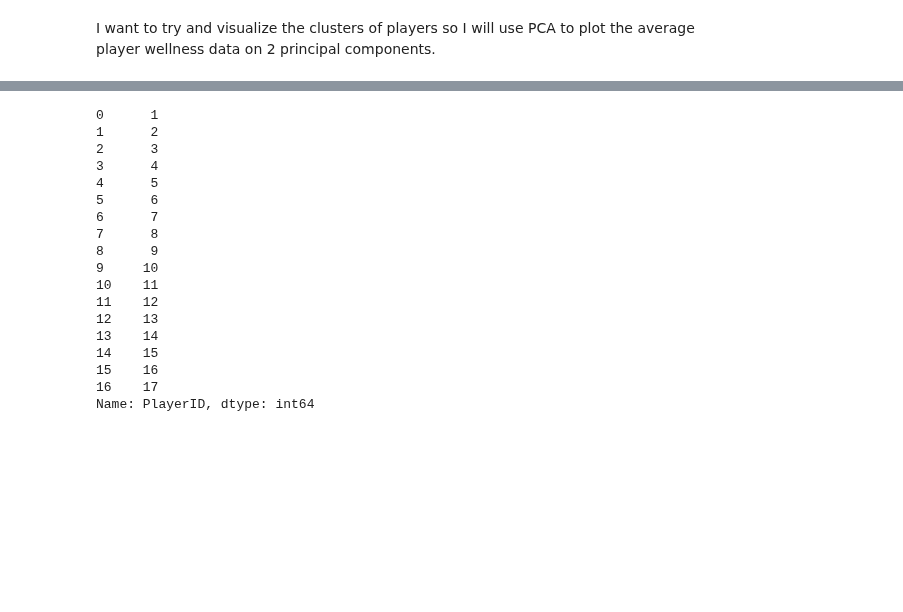
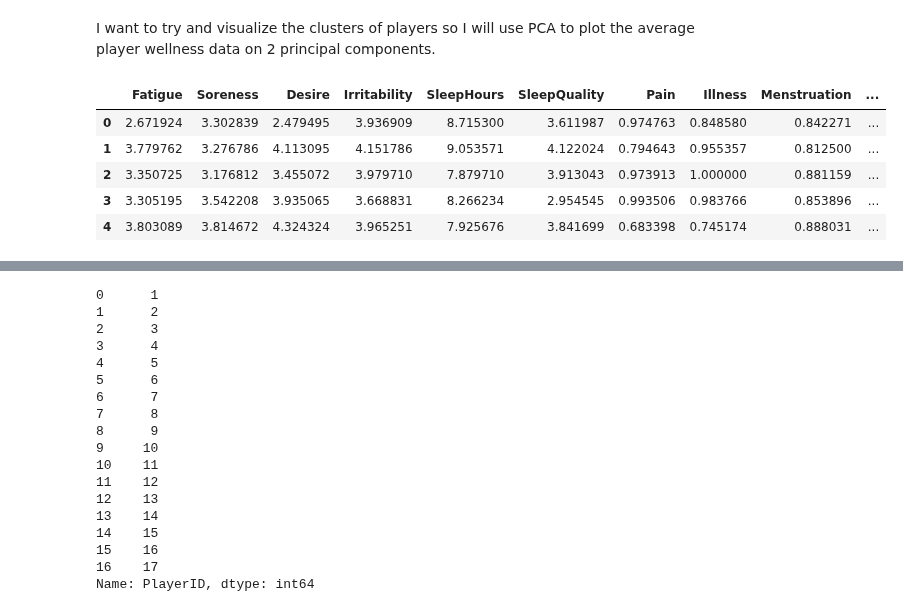
Before and after one commit to JoeRoussy/sta2453-project-1, a Jupyter notebook: wellness_factor_analysis_joe.ipynb, the cells around one changed output, grey strips where cells are left out. Saved outputs shown, nothing was run; the diff lists cells and outputs as text; code cells hidden in the pictures; blank space fills up the shorter version.

```diff
--- a/wellness_factor_analysis_joe.ipynb
+++ b/wellness_factor_analysis_joe.ipynb
@@ -941,6 +937,15 @@ Going forward, I want to improve my imputing on the nutrition data by sampling f
 ## PCA down to 2 Dimensions
 # %% [markdown]
 I want to try and visualize the clusters of players so I will use PCA to plot the average player wellness data on 2 principal components.
+# %%
+pca_df.head()
+# %% [output]
+|  | Fatigue | Soreness | Desire | Irritability | SleepHours | SleepQuality | Pain | Illness | Menstruation | ... |
+| 0 | 2.671924 | 3.302839 | 2.479495 | 3.936909 | 8.715300 | 3.611987 | 0.974763 | 0.848580 | 0.842271 | ... |
+| 1 | 3.779762 | 3.276786 | 4.113095 | 4.151786 | 9.053571 | 4.122024 | 0.794643 | 0.955357 | 0.812500 | ... |
+| 2 | 3.350725 | 3.176812 | 3.455072 | 3.979710 | 7.879710 | 3.913043 | 0.973913 | 1.000000 | 0.881159 | ... |
+| 3 | 3.305195 | 3.542208 | 3.935065 | 3.668831 | 8.266234 | 2.954545 | 0.993506 | 0.983766 | 0.853896 | ... |
+| 4 | 3.803089 | 3.814672 | 4.324324 | 3.965251 | 7.925676 | 3.841699 | 0.683398 | 0.745174 | 0.888031 | ... |
 # %%
 pca = PCA(n_components=2)
 principal_components = pca.fit_transform(pca_df)
```
Also changed, not shown: parts of 20 cells of this notebook, 5 other files.
